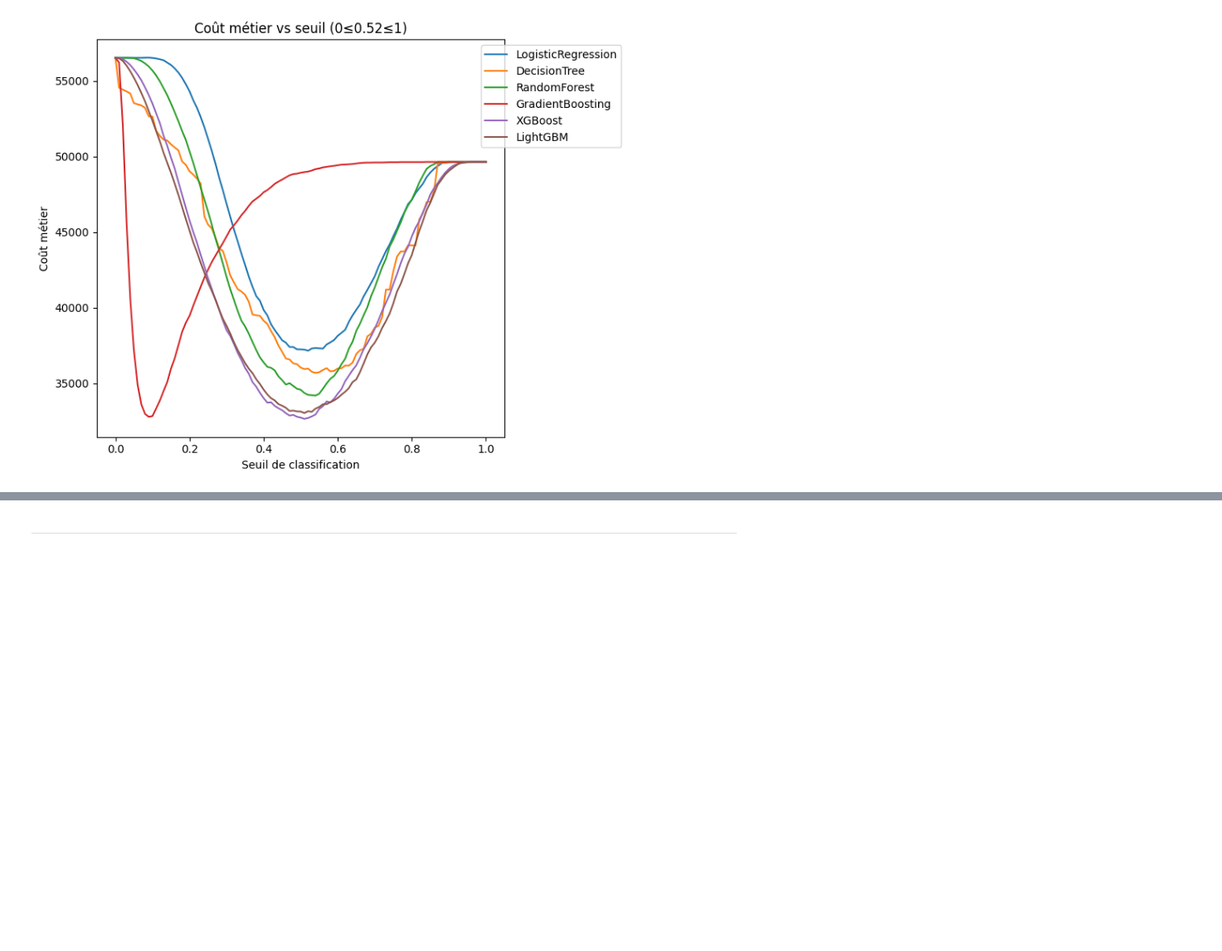
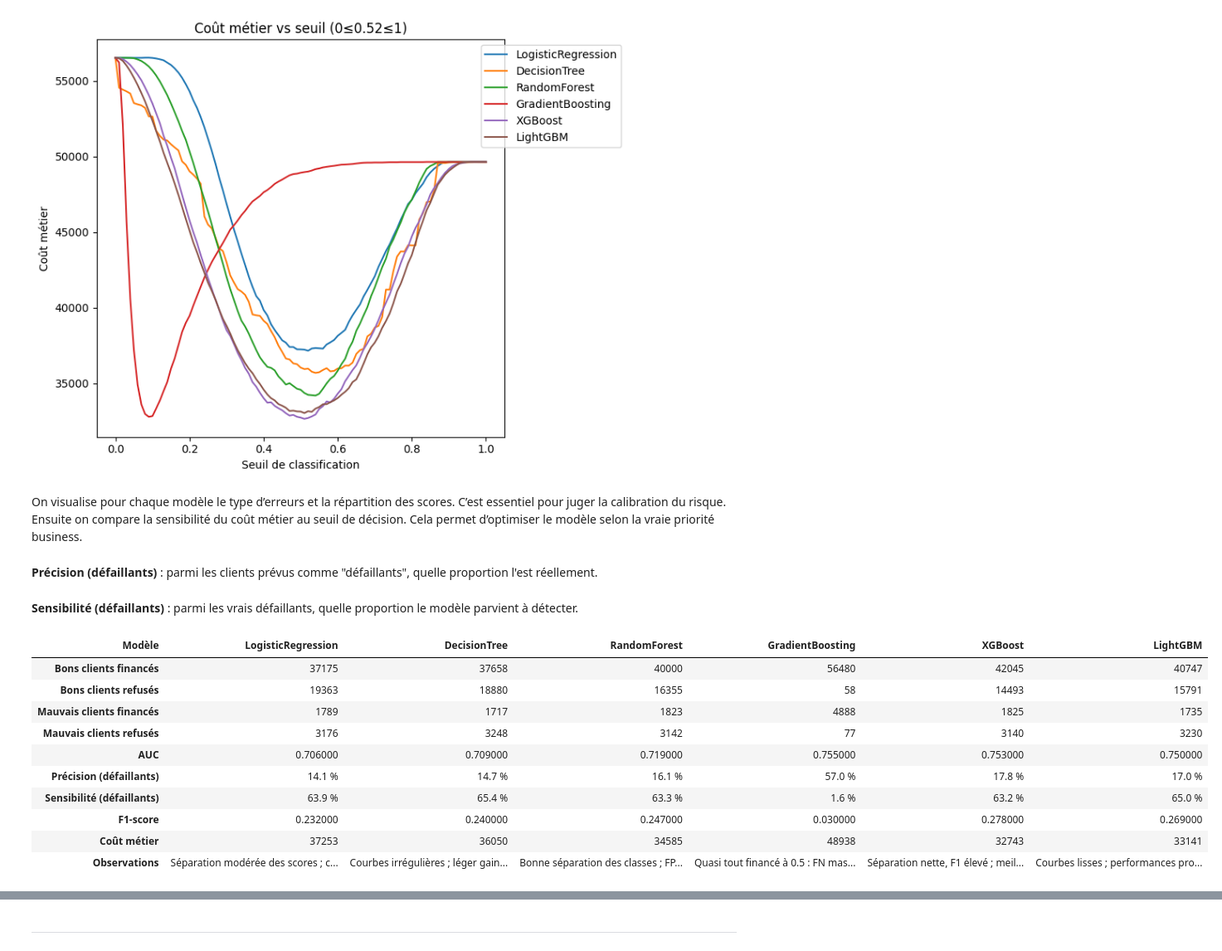
Before and after one commit to El-GuiGui/Construisez-un-modele-de-scoring, a Jupyter notebook: 2_notebook_modelisation.ipynb, the cells around one changed output, grey strips where cells are left out. Shown at 83% size. Drawn from its saved outputs; the diff is of its cells as text; code cells hidden in the pictures; blank space fills up the shorter version.

```diff
--- a/2_notebook_modelisation.ipynb
+++ b/2_notebook_modelisation.ipynb
@@ -436,3 +485,69 @@ plt.show()
 # %% [output]
 [figure]
 [figure]
+# %% [markdown]
+On visualise pour chaque modèle le type d’erreurs et la répartition des scores. C’est essentiel pour juger la calibration du risque. Ensuite on compare la sensibilité du coût métier au seuil de décision. Cela permet d’optimiser le modèle selon la vraie priorité business.
+# %%
+import pandas as pd
+from IPython.display import display, Markdown
+
+# Explications pour les métriques
+display(Markdown("**Précision (défaillants)** : parmi les clients prévus comme \"défaillants\", \
+quelle proportion l'est réellement."))
+display(Markdown("**Sensibilité (défaillants)** : parmi les vrais défaillants, quelle proportion \
+le modèle parvient à détecter."))
+
+# Données du tableau
+data = {
+    "Modèle": [
+        "LogisticRegression", "DecisionTree", "RandomForest",
+        "GradientBoosting", "XGBoost", "LightGBM"
+    ],
+    "Bons clients financés": [37175, 37658, 40000, 56480, 42045, 40747],
+    "Bons clients refusés": [19363, 18880, 16355, 58,    14493, 15791],
+    "Mauvais clients financés": [1789, 1717, 1823,  4888,  1825,  1735],
+    "Mauvais clients refusés": [3176, 3248, 3142,   77,    3140,  3230],
+    "AUC": [0.706, 0.709, 0.719, 0.755, 0.753, 0.750],
+    "Précision (défaillants)": ["14.1 %", "14.7 %", "16.1 %", "57.0 %", "17.8 %", "17.0 %"],
+    "Sensibilité (défaillants)": ["63.9 %", "65.4 %", "63.3 %", "1.6 %",  "63.2 %", "65.0 %"],
+    "F1-score": [0.232, 0.240, 0.247, 0.030, 0.278, 0.269],
+    "Coût métier": [37253, 36050, 34585, 48938, 32743, 33141],
+    "Observations": [
+        "Séparation modérée des scores ; chevauchement autour de 0.5 ; 18 % de bons refusés et 36 % de mauvais financés.",
+        "Courbes irrégulières ; léger gain sur FN mais trop de FP.",
+        "Bonne séparation des classes ; FP en forte baisse, compromis équilibré.",
+        "Quasi tout financé à 0.5 : FN massif ; AUC trompeuse sans ajustement de seuil.",
+        "Séparation nette, F1 élevé ; meilleur compromis métier (coût min).",
+        "Courbes lisses ; performances proches de XGBoost, un peu moins bon sur le coût."
+    ]
+}
+
+df = pd.DataFrame(data).set_index("Modèle")
+
+# Transposition pour compacité
+df_t = df.T
+
+# Style pour permettre le retour à la ligne dans Observations
+styles = [
+    {"selector": "th", "props": [("font-size", "10pt"), ("text-align", "center")]},
+    {"selector": "td", "props": [("font-size", "10pt"), ("text-align", "center"), ("white-space", "normal")]},
+    {"selector": "table", "props": [("border-collapse", "collapse"), ("width", "100%")]},
+    {"selector": "td, th", "props": [("border", "1px solid #ddd"), ("padding", "4px")]}
+]
+
+styled = df_t.style.set_table_styles(styles)
+display(styled)
+# %% [output]
+**Précision (défaillants)** : parmi les clients prévus comme "défaillants", quelle proportion l'est réellement.
+**Sensibilité (défaillants)** : parmi les vrais défaillants, quelle proportion le modèle parvient à détecter.
+| Modèle | LogisticRegression | DecisionTree | RandomForest | GradientBoosting | XGBoost | LightGBM |
+| Bons clients financés | 37175 | 37658 | 40000 | 56480 | 42045 | 40747 |
+| Bons clients refusés | 19363 | 18880 | 16355 | 58 | 14493 | 15791 |
+| Mauvais clients financés | 1789 | 1717 | 1823 | 4888 | 1825 | 1735 |
+| Mauvais clients refusés | 3176 | 3248 | 3142 | 77 | 3140 | 3230 |
+| AUC | 0.706000 | 0.709000 | 0.719000 | 0.755000 | 0.753000 | 0.750000 |
+| Précision (défaillants) | 14.1 % | 14.7 % | 16.1 % | 57.0 % | 17.8 % | 17.0 % |
+| Sensibilité (défaillants) | 63.9 % | 65.4 % | 63.3 % | 1.6 % | 63.2 % | 65.0 % |
+| F1-score | 0.232000 | 0.240000 | 0.247000 | 0.030000 | 0.278000 | 0.269000 |
+| Coût métier | 37253 | 36050 | 34585 | 48938 | 32743 | 33141 |
+| Observations | Séparation modérée des scores ; c... | Courbes irrégulières ; léger gain... | Bonne séparation des classes ; FP... | Quasi tout financé à 0.5 : FN mas... | Séparation nette, F1 élevé ; meil... | Courbes lisses ; performances pro... |
```
Also changed, not shown: parts of 56 cells of this notebook.
